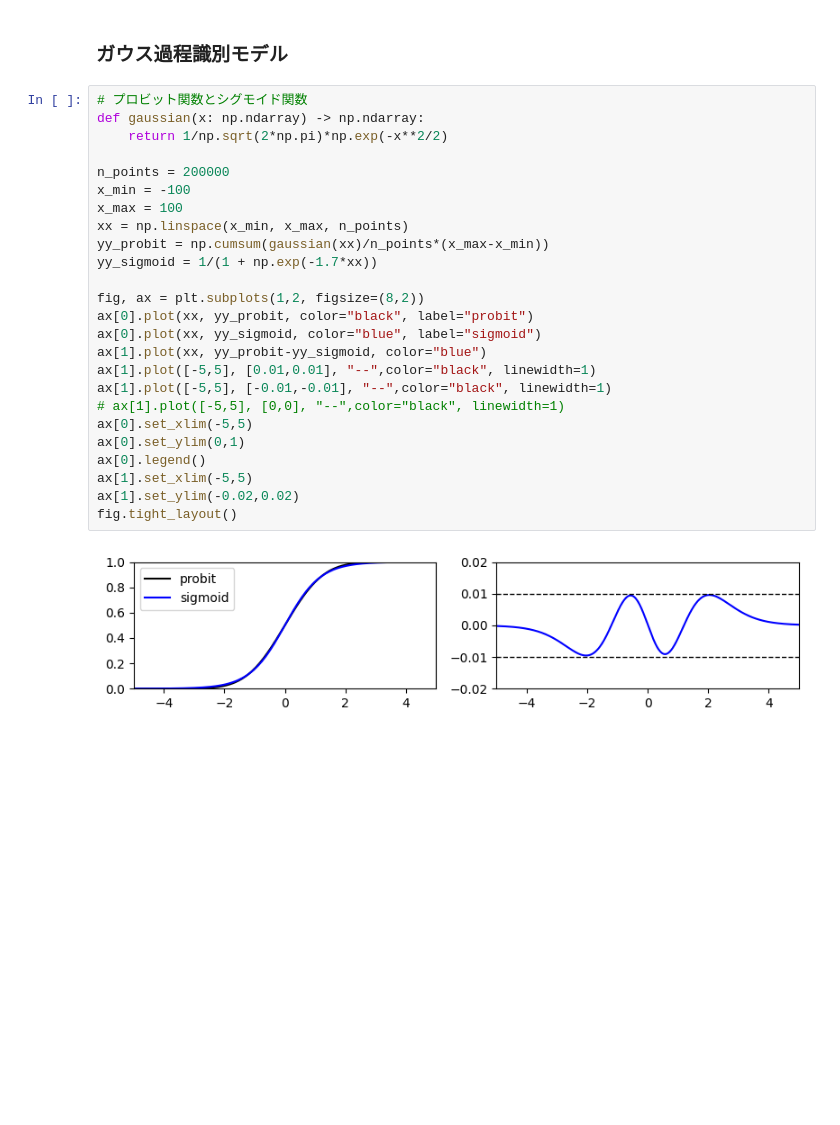
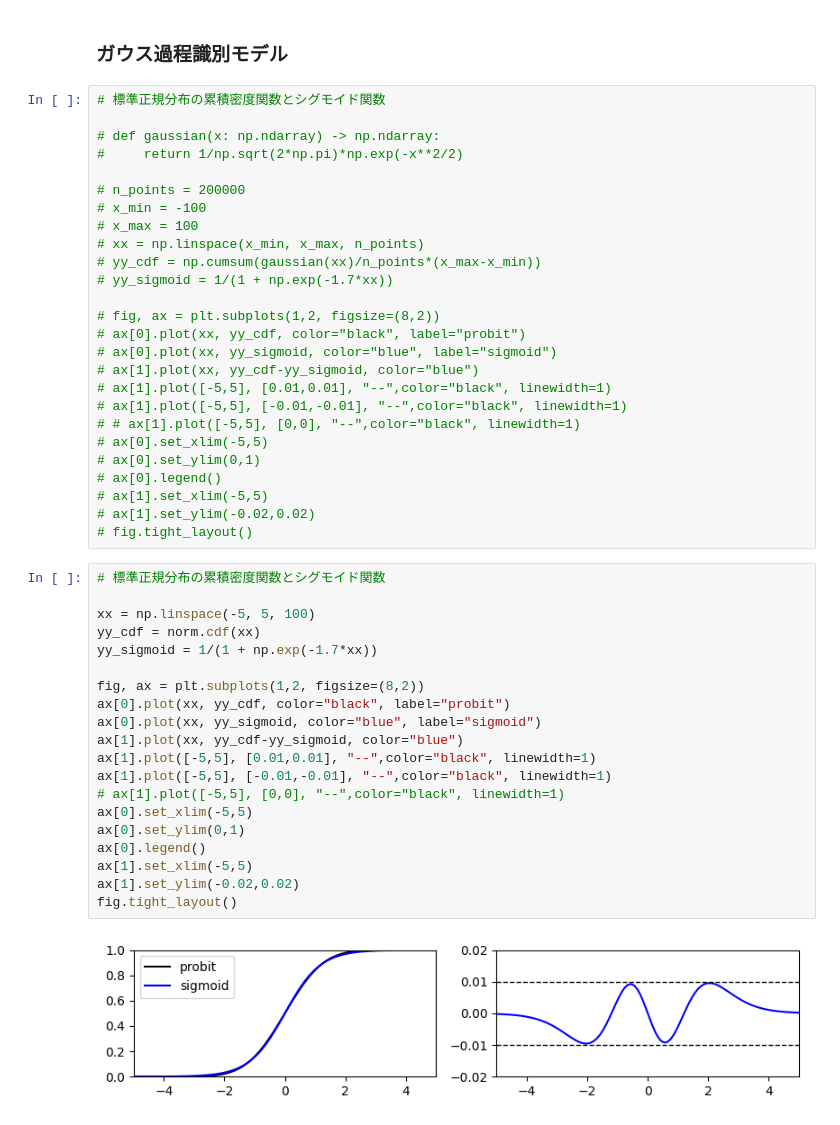
Before and after one commit to skmyng/gpr, a Jupyter notebook: chap3_6.ipynb, the cells around one changed output. Saved outputs shown, nothing was run; the diff lists cells and outputs as text; blank space fills up the shorter version.

```diff
--- a/chap3_6.ipynb
+++ b/chap3_6.ipynb
@@ -191,29 +194,50 @@ gpr_cauchy.plot_gpr_mcmc()
 # %% [markdown]
 ### ガウス過程識別モデル
 # %%
-# プロビット関数とシグモイド関数
-def gaussian(x: np.ndarray) -> np.ndarray:
-    return 1/np.sqrt(2*np.pi)*np.exp(-x**2/2)
+# 標準正規分布の累積密度関数とシグモイド関数
 
-n_points = 200000
-x_min = -100
-x_max = 100
-xx = np.linspace(x_min, x_max, n_points)
-yy_probit = np.cumsum(gaussian(xx)/n_points*(x_max-x_min))
-yy_sigmoid = 1/(1 + np.exp(-1.7*xx))
+# def gaussian(x: np.ndarray) -> np.ndarray:
+#     return 1/np.sqrt(2*np.pi)*np.exp(-x**2/2)
 
-fig, ax = plt.subplots(1,2, figsize=(8,2))
-ax[0].plot(xx, yy_probit, color="black", label="probit")
-ax[0].plot(xx, yy_sigmoid, color="blue", label="sigmoid")
-ax[1].plot(xx, yy_probit-yy_sigmoid, color="blue")
-ax[1].plot([-5,5], [0.01,0.01], "--",color="black", linewidth=1)
-ax[1].plot([-5,5], [-0.01,-0.01], "--",color="black", linewidth=1)
-# ax[1].plot([-5,5], [0,0], "--",color="black", linewidth=1)
-ax[0].set_xlim(-5,5)
-ax[0].set_ylim(0,1)
-ax[0].legend()
-ax[1].set_xlim(-5,5)
-ax[1].set_ylim(-0.02,0.02)
-fig.tight_layout()
+# n_points = 200000
+# x_min = -100
+# x_max = 100
+# xx = np.linspace(x_min, x_max, n_points)
+# yy_cdf = np.cumsum(gaussian(xx)/n_points*(x_max-x_min))
+# yy_sigmoid = 1/(1 + np.exp(-1.7*xx))
+
+# fig, ax = plt.subplots(1,2, figsize=(8,2))
+# ax[0].plot(xx, yy_cdf, color="black", label="probit")
+# ax[0].plot(xx, yy_sigmoid, color="blue", label="sigmoid")
+# ax[1].plot(xx, yy_cdf-yy_sigmoid, color="blue")
+# ax[1].plot([-5,5], [0.01,0.01], "--",color="black", linewidth=1)
+# ax[1].plot([-5,5], [-0.01,-0.01], "--",color="black", linewidth=1)
+# # ax[1].plot([-5,5], [0,0], "--",color="black", linewidth=1)
+# ax[0].set_xlim(-5,5)
+# ax[0].set_ylim(0,1)
+# ax[0].legend()
+# ax[1].set_xlim(-5,5)
+# ax[1].set_ylim(-0.02,0.02)
+# fig.tight_layout()
-# %% [output]
-[figure, removed]
+# %%
+# 標準正規分布の累積密度関数とシグモイド関数
+
+xx = np.linspace(-5, 5, 100)
+yy_cdf = norm.cdf(xx)
+yy_sigmoid = 1/(1 + np.exp(-1.7*xx))
+
+fig, ax = plt.subplots(1,2, figsize=(8,2))
+ax[0].plot(xx, yy_cdf, color="black", label="probit")
+ax[0].plot(xx, yy_sigmoid, color="blue", label="sigmoid")
+ax[1].plot(xx, yy_cdf-yy_sigmoid, color="blue")
+ax[1].plot([-5,5], [0.01,0.01], "--",color="black", linewidth=1)
+ax[1].plot([-5,5], [-0.01,-0.01], "--",color="black", linewidth=1)
+# ax[1].plot([-5,5], [0,0], "--",color="black", linewidth=1)
+ax[0].set_xlim(-5,5)
+ax[0].set_ylim(0,1)
+ax[0].legend()
+ax[1].set_xlim(-5,5)
+ax[1].set_ylim(-0.02,0.02)
+fig.tight_layout()
+# %% [output]
+[figure, added]
```
Also changed, not shown: parts of 12 cells of this notebook.
